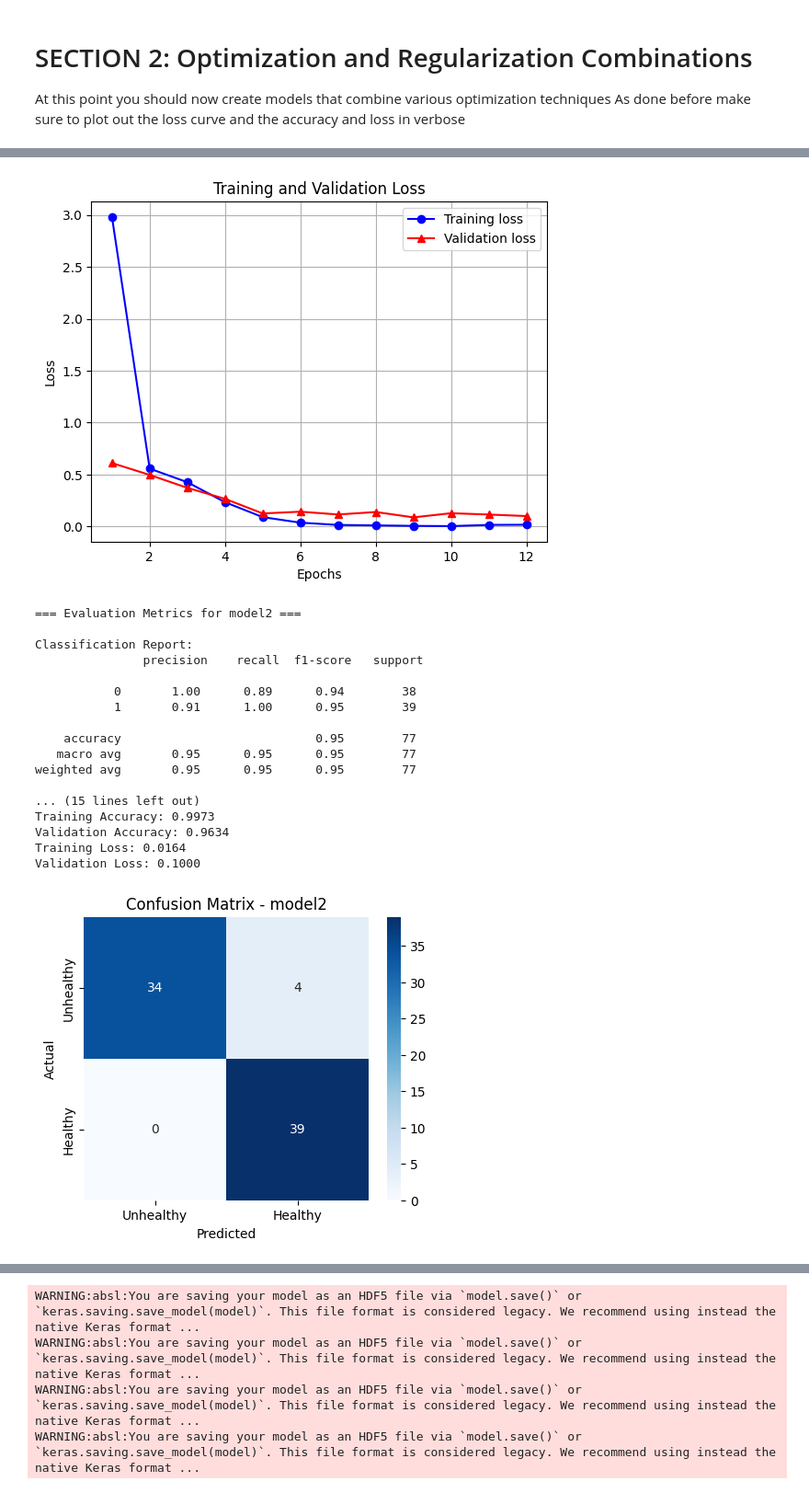
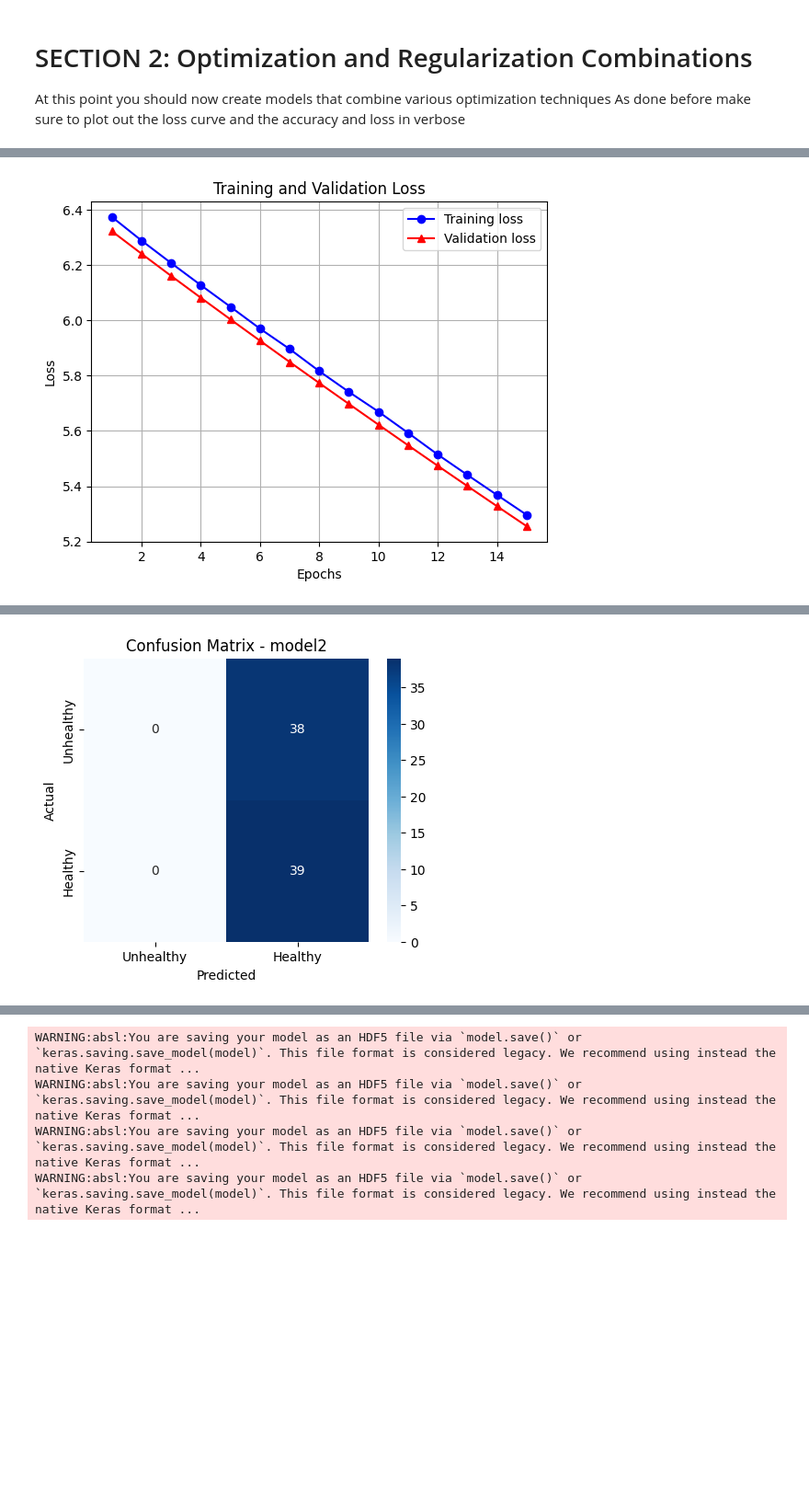
Before and after one commit to Afsaumutoniwase/Farmsmart_model_training_and_evaluation, a Jupyter notebook: Summative_Intro_to_ml_Afsa Umutoniwase_assignment.ipynb, the cells around one changed output, grey strips where cells are left out. Shown at 92% size. Drawn from its saved outputs; the diff is of its cells as text; code cells hidden in the pictures; blank space fills up the shorter version.

```diff
--- a/Summative_Intro_to_ml_Afsa Umutoniwase_assignment.ipynb
+++ b/Summative_Intro_to_ml_Afsa Umutoniwase_assignment.ipynb
@@ -131,12 +132,12 @@ def define_model(optimizer_name='adam',
 
     # Build model
     model = Sequential()
-    model.add(Conv2D(32, (3, 3), activation='relu', input_shape=(240, 240, 3), kernel_regularizer=regularizer))
+    model.add(Conv2D(16, (3, 3), activation='relu', input_shape=(240, 240, 3), kernel_regularizer=regularizer))
     model.add(MaxPooling2D(2, 2))
-    model.add(Conv2D(64, (3, 3), activation='relu', kernel_regularizer=regularizer))
+    model.add(Conv2D(32, (3, 3), activation='relu', kernel_regularizer=regularizer))
     model.add(MaxPooling2D(2, 2))
-    model.add(Flatten())
-    model.add(Dense(128, activation='relu', kernel_regularizer=regularizer))
+    model.add(GlobalAveragePooling2D())
+    model.add(Dense(64, activation='relu', kernel_regularizer=regularizer))
 
     if dropout > 0:
         model.add(Dropout(dropout))
@@ -308,16 +306,15 @@ As done before make sure to plot out the loss curve and the accuracy and loss in
 # %%
 model2, history2, config2 = define_model(
     optimizer_name='adam',
-    regularization_type= Dropout,
+    regularization_type= 'l1',
     early_stopping=True,
     dropout=0.3,
-    learning_rate=0.001,
+    learning_rate=0.0001,
     epochs=15,
     train_data=train_gen,
     val_data=val_gen,
     model_name='model2'
 )
-model2.save('saved_models/model2_adam&dropout.h5')
 
 loss_curve_plot(history2)
 evaluate_model(model2, test_gen, config2)
@@ -341,0 +339 @@ Epoch 12/15
+[figure, new version]
@@ -343,22 +357,4 @@ WARNING:absl:You are saving your model as an HDF5 file via `model.save()` or `ke
-[figure, old version]
-=== Evaluation Metrics for model2 ===
-
-Classification Report:
-               precision    recall  f1-score   support
-
-           0       1.00      0.89      0.94        38
-           1       0.91      1.00      0.95        39
-
-    accuracy                           0.95        77
-   macro avg       0.95      0.95      0.95        77
-weighted avg       0.95      0.95      0.95        77
-
-... (15 lines left out)
-Training Accuracy: 0.9973
-Validation Accuracy: 0.9634
-Training Loss: 0.0164
-Validation Loss: 0.1000
-[figure, old version]
+[figure, new version]
 # %%
 model3, history3, config3 = define_model(
     optimizer_name='rmsprop',
```
Also changed, not shown: parts of 13 cells of this notebook.
